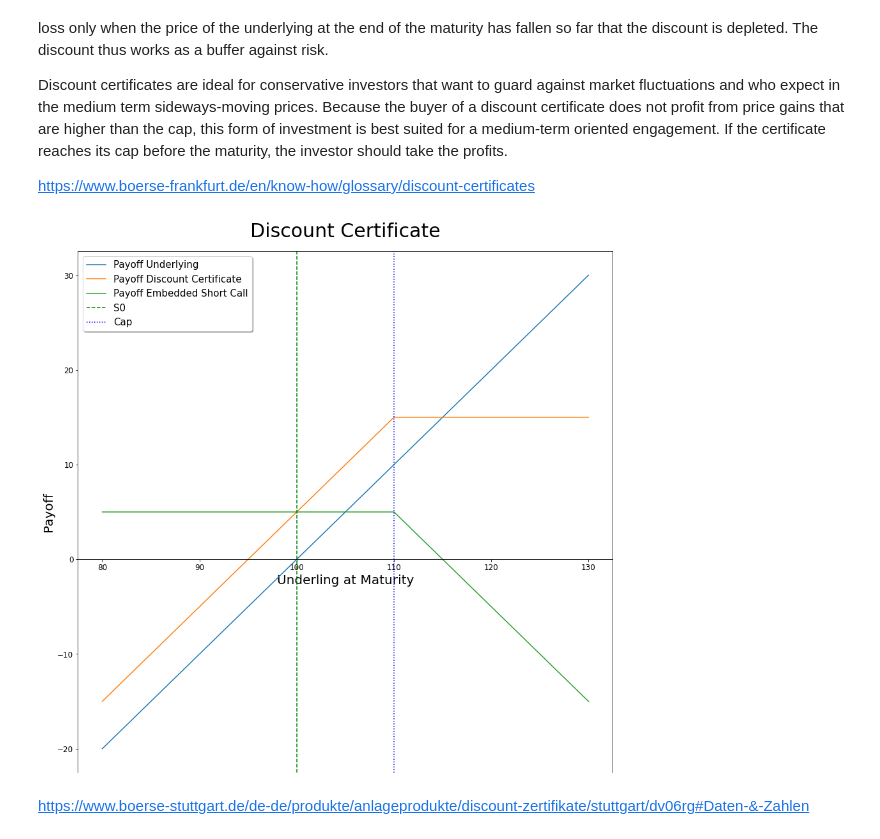
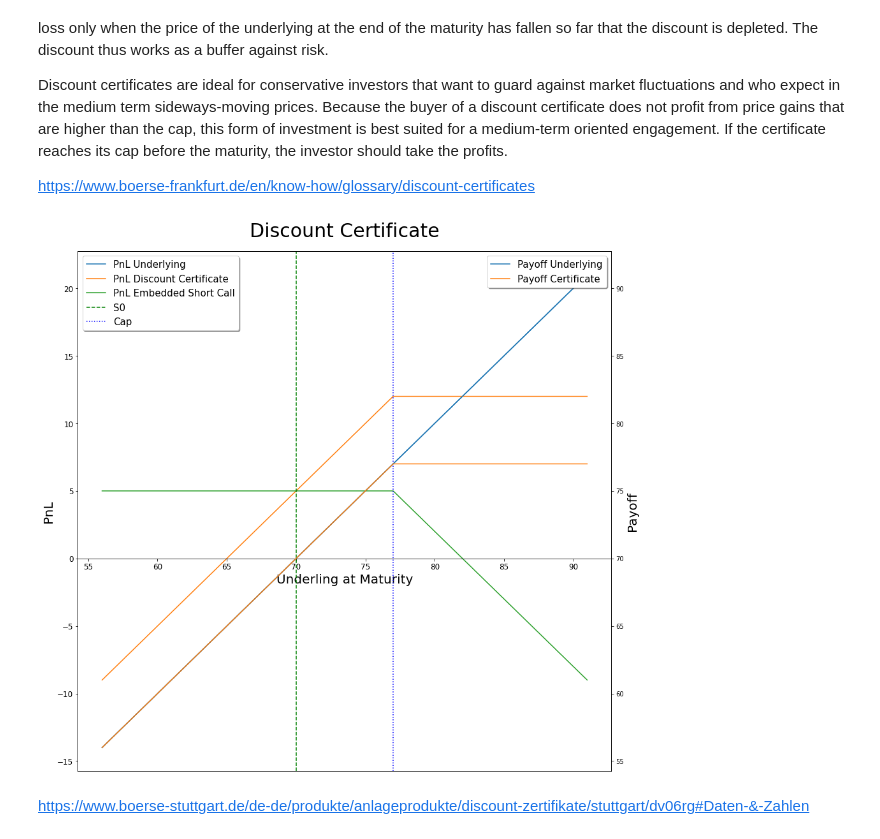
Before and after one commit to RIVACON/RiVaPy, a Jupyter notebook: notebooks/instruments/introduction_to_discount_certificates.ipynb, the cells around one changed output. Cells and saved outputs as stored; diff of their text form; code cells hidden in the pictures.

```diff
--- a/notebooks/instruments/introduction_to_discount_certificates.ipynb
+++ b/notebooks/instruments/introduction_to_discount_certificates.ipynb
@@ -32,31 +32,36 @@ Discount certificates are ideal for conservative investors that want to guard ag
 
 https://www.boerse-frankfurt.de/en/know-how/glossary/discount-certificates
 # %%
-S0 = 100
+S0 = 70
 St = np.linspace(S0*0.8, S0*1.3, 101)
-Payoff_St = St - S0
 
 premium = 5
-cap = 110
-Payoff_DC =  [np.min([S, cap]) - S0 + premium  for S in St]
+cap = 77
+PnL_DC =  [np.min([S, cap]) - S0 + premium  for S in St]
 Payoff_Opt = [premium - np.max([S - cap, 0]) for S in St]
 
 fig, ax = plt.subplots(figsize=(15,15))
-ax.plot(St,Payoff_St,label='Payoff Underlying')
-ax.plot(St,Payoff_DC,label='Payoff Discount Certificate')
-ax.plot(St,Payoff_Opt,label='Payoff Embedded Short Call')
+ax2 = ax.twinx()
+ax2.plot(St,St,label='Payoff Underlying')
+ax2.plot(St,[S0 - premium + DC_pnl for DC_pnl in PnL_DC],label='Payoff Certificate')
+ax.plot(St, St - S0, label='PnL Underlying')
+ax.plot(St,PnL_DC,label='PnL Discount Certificate')
+ax.plot(St,Payoff_Opt,label='PnL Embedded Short Call')
 ax.tick_params(axis="x", labelsize=12)
 ax.tick_params(axis="y", labelsize=12)
 ax.axvline(x=S0, ymin = 0, ymax = 1, label='S0', ls= '--', c='g')
 ax.axvline(x=cap, ymin = 0, ymax = 1, label='Cap', ls= ':', c='b')
 
 ax.set_title('Discount Certificate',fontsize=30,y=1.02)
 ax.set_xlabel('Underling at Maturity',fontsize=20)
-ax.set_ylabel('Payoff',fontsize=20)
+ax.set_ylabel('PnL',fontsize=20)
+ax2.set_ylabel('Payoff',fontsize=20)
+
 legend = ax.legend(loc='best', shadow=True, fontsize='15')
+ax2.legend(loc=1, shadow=True, fontsize='15')
 ax.spines["bottom"].set_position("zero")
 # %% [output]
-[figure, old version]
+[figure, new version]
 # %% [markdown]
 https://www.boerse-stuttgart.de/de-de/produkte/anlageprodukte/discount-zertifikate/stuttgart/dv06rg#Daten-&-Zahlen
 # %% [markdown]
```
Also changed, not shown: parts of 1 cell of this notebook.
